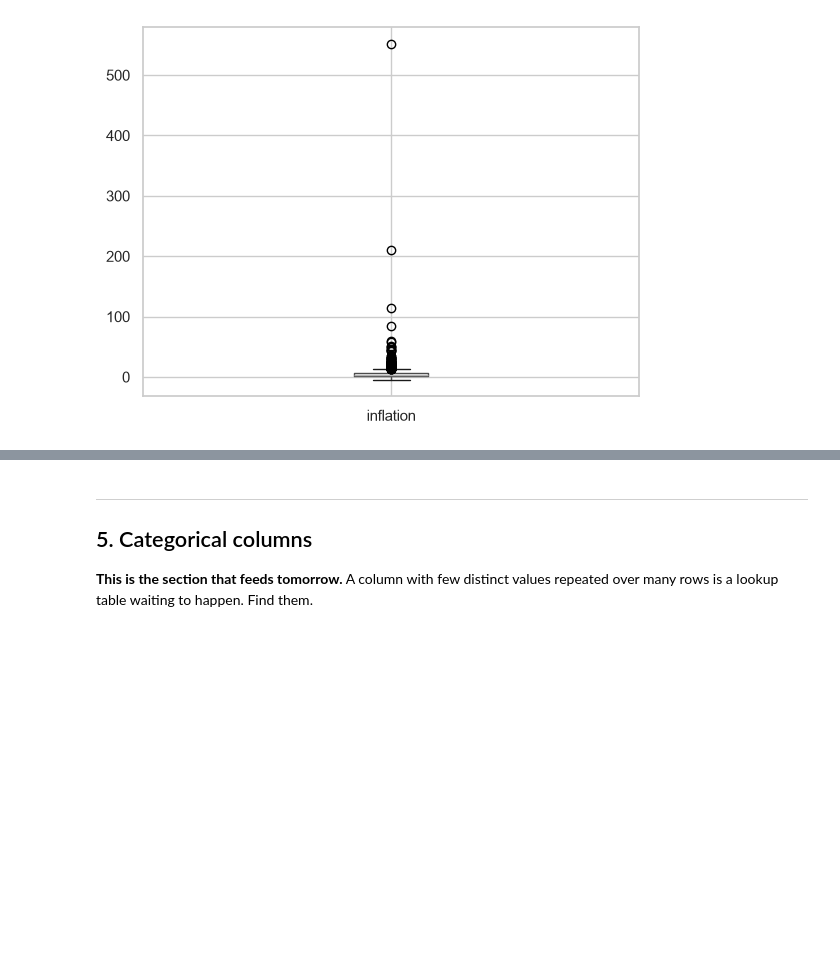
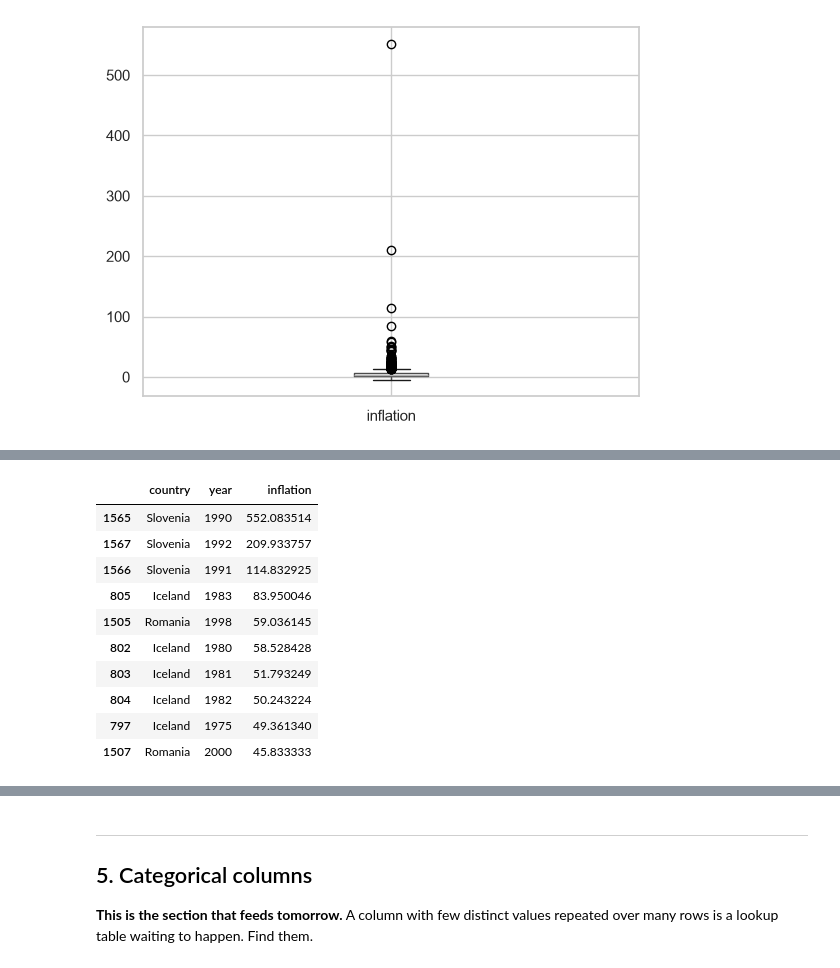
Before and after one commit to rekha-cyber/rekha_branch, a Jupyter notebook: notebooks/01_eda.ipynb, the cells around one changed output, grey strips where cells are left out. Cells and saved outputs as stored; diff of their text form; code cells hidden in the pictures; blank space fills up the shorter version.

```diff
--- a/notebooks/01_eda.ipynb
+++ b/notebooks/01_eda.ipynb
@@ -251,0 +310,16 @@ df.boxplot(column="inflation")
+# %%
+df.nlargest(10, "inflation")[
+    ["country", "year", "inflation"]
+]
+# %% [output]
+|  | country | year | inflation |
+| 1565 | Slovenia | 1990 | 552.083514 |
+| 1567 | Slovenia | 1992 | 209.933757 |
+| 1566 | Slovenia | 1991 | 114.832925 |
+| 805 | Iceland | 1983 | 83.950046 |
+| 1505 | Romania | 1998 | 59.036145 |
+| 802 | Iceland | 1980 | 58.528428 |
+| 803 | Iceland | 1981 | 51.793249 |
+| 804 | Iceland | 1982 | 50.243224 |
+| 797 | Iceland | 1975 | 49.361340 |
+| 1507 | Romania | 2000 | 45.833333 |
```
Also changed, not shown: parts of 7 cells of this notebook, 1 other file.
